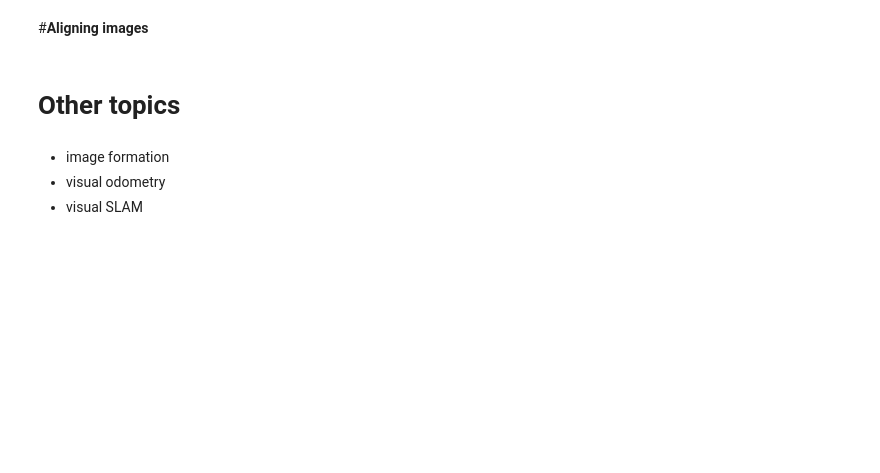
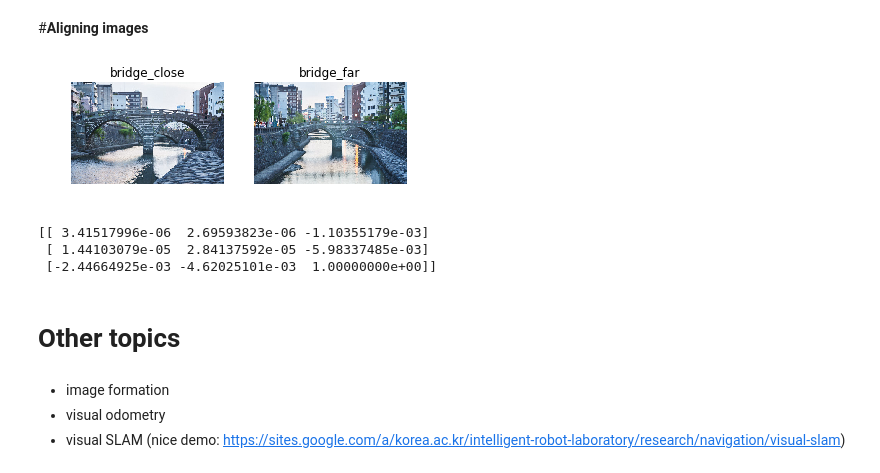
Before and after one commit to brytlao/Practical_computer_vision, a Jupyter notebook: CHAPTER_08_3D_Computer_Vision.ipynb, the cells around one changed output. Saved outputs shown, nothing was run; the diff lists cells and outputs as text; code cells hidden in the pictures; blank space fills up the shorter version.

```diff
--- a/CHAPTER_08_3D_Computer_Vision.ipynb
+++ b/CHAPTER_08_3D_Computer_Vision.ipynb
@@ -12,0 +40,10 @@ Discussion of computer vision through geometrical perspective.
+# %%
+# upload file using explorer
+from google.colab import files
+uploaded = files.upload()
+for k, v in uploaded.items():
+  open(k, 'wb').write(v)
+img_name1 = list(uploaded)[0]
+
+# read an image from file
+img1 = cv2.imread(img_name1)
@@ -12,0 +53,10 @@ Discussion of computer vision through geometrical perspective.
+# %%
+# upload file using explorer
+from google.colab import files
+uploaded = files.upload()
+for k, v in uploaded.items():
+  open(k, 'wb').write(v)
+img_name2 = list(uploaded)[0]
+
+# read an image from file
+img2 = cv2.imread(img_name2)
@@ -26,2 +145,22 @@ Discussion of computer vision through geometrical perspective.
+# %%
+# display images
+# set figure params
+num_fig = 2
+plt.figure(figsize=(FIG_WIDTH*num_fig,FIG_HEIGHT))
+
+# plot original image
+ax = plt.subplot(1,num_fig,1)
+plot_cv_img(ax,img1,'bridge_close')
+
+# plot harris corner
+ax = plt.subplot(1,num_fig,2)
+plot_cv_img(ax,img2,'bridge_far')
+# %% [output]
+[figure, added]
 # %%
-# function to compute fundamental matrix
+# compute fundamental matrix
+print(compute_fundamental_matrix(img_name1,img_name2))
+# %% [output]
+[[ 3.41517996e-06  2.69593823e-06 -1.10355179e-03]
+ [ 1.44103079e-05  2.84137592e-05 -5.98337485e-03]
+ [-2.44664925e-03 -4.62025101e-03  1.00000000e+00]]
@@ -34,4 +169,4 @@ Discussion of computer vision through geometrical perspective.
 # %% [markdown]
 *   image formation
 *   visual odometry
-*   visual SLAM
+*   visual SLAM (nice demo: https://sites.google.com/a/korea.ac.kr/intelligent-robot-laboratory/research/navigation/visual-slam)
```
Also changed, not shown: parts of 12 cells of this notebook.
